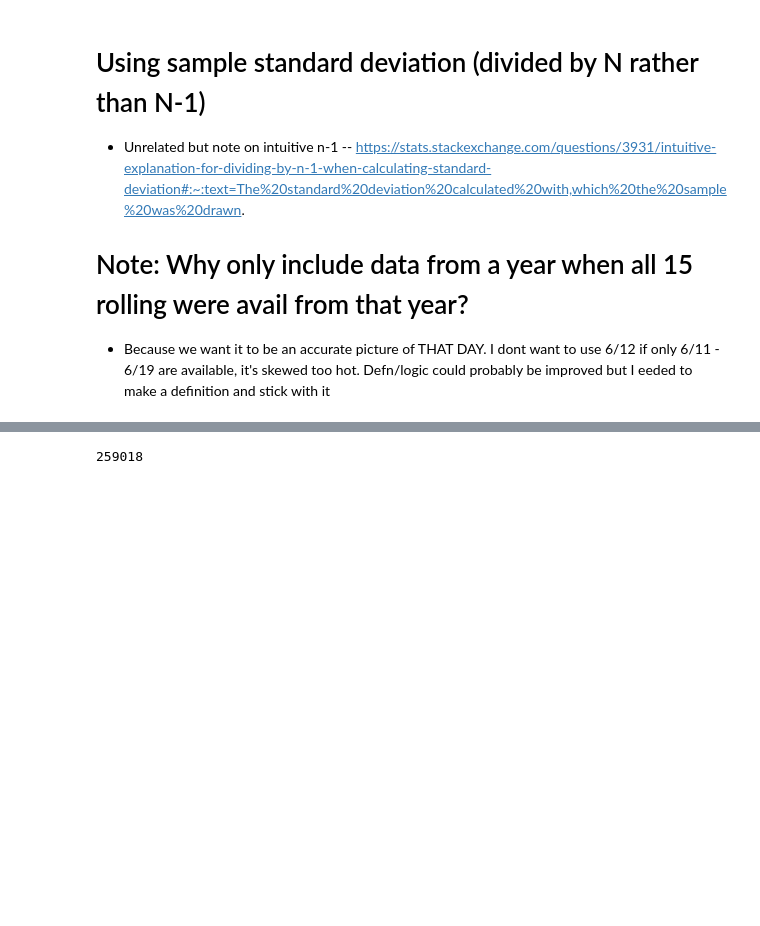
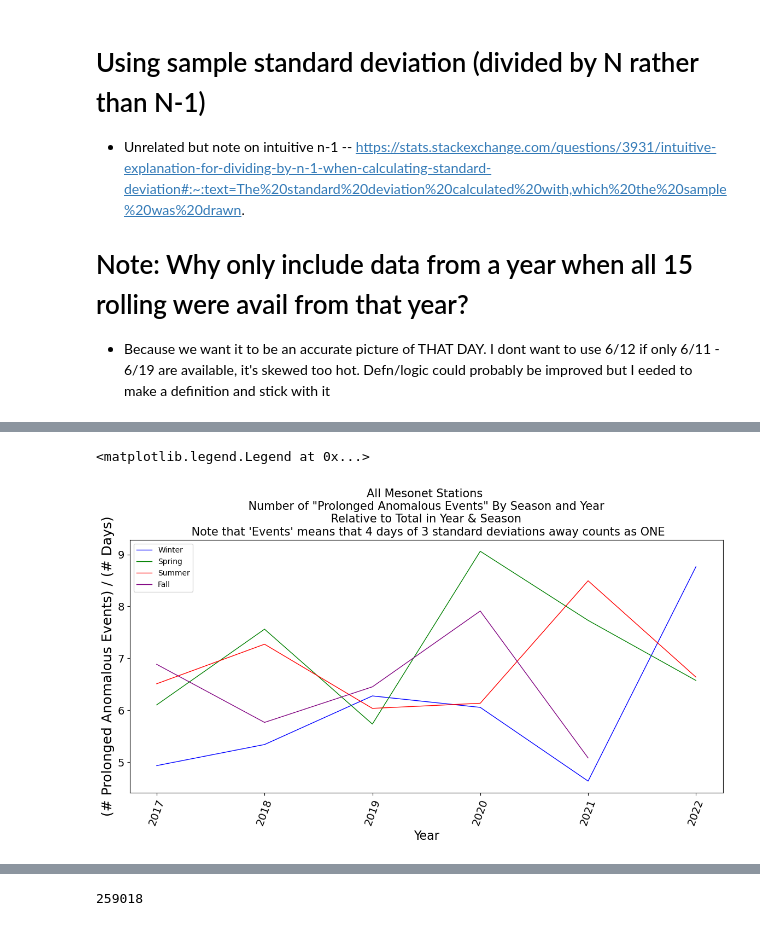
Before and after one commit to cgsutter/ATM622-General-Circulation, a Jupyter notebook: testing/NYSM_trends.ipynb, the cells around one changed output, grey strips where cells are left out. Saved outputs shown, nothing was run; the diff lists cells and outputs as text; code cells hidden in the pictures; blank space fills up the shorter version.

```diff
--- a/testing/NYSM_trends.ipynb
+++ b/testing/NYSM_trends.ipynb
@@ -325,8 +169,0 @@ Coordinates:
-# %%
-#f = ds.sel(date = slice('2017-01-01', '2017-01-02'))
-#f
-
-g = ds.sel(date = slice('2017-01-30', '2017-02-03' ))
-g
-
-# f+g
@@ -867,0 +658,13 @@ df_final['greater_than_x_stds_away'] = np.floor(abs(df_final['temp_2m[C]_anomaly
+# %%
+years = df_consec_cts[df_consec_cts['Season'] == 'JAS']['Year']
+
+jfm = df_consec_cts[df_consec_cts['Season'] == 'JFM']['relative_consec3d_std2']
+amj= df_consec_cts[df_consec_cts['Season'] == 'AMJ']['relative_consec3d_std2']
+jas = df_consec_cts[df_consec_cts['Season'] == 'JAS']['relative_consec3d_std2']
+ond = df_consec_cts[df_consec_cts['Season'] == 'OND']['relative_consec3d_std2']
+
+
+# jfm = df_consec_cts[df_consec_cts['Season'] == 'JFM']['Count_Consec3day_Std2']
+# amj= df_consec_cts[df_consec_cts['Season'] == 'AMJ']['Count_Consec3day_Std2']
+# jas = df_consec_cts[df_consec_cts['Season'] == 'JAS']['Count_Consec3day_Std2']
+# ond = df_consec_cts[df_consec_cts['Season'] == 'OND']['Count_Consec3day_Std2']
@@ -867,0 +691,27 @@ df_final['greater_than_x_stds_away'] = np.floor(abs(df_final['temp_2m[C]_anomaly
+# %%
+import matplotlib.pyplot as plt
+
+## Create figure of a particular size
+fig = plt.figure(figsize=(14, 6))
+
+## TS Karl
+# add plots for TS Karl windspeed
+ax1 = fig.add_subplot(1, 1, 1)
+
+ax1.plot(years, jfm, label='Winter', color='blue',linewidth=1, markersize = 6) #, marker='o'
+ax1.plot(years, amj, label='Spring', color='green',linewidth=1, markersize = 6) # , marker='o'
+ax1.plot(years, jas, label='Summer', color='red',linewidth=1, markersize = 6) #, marker='o'
+ax1.plot(years, ond, label='Fall', color='purple',linewidth=1, markersize = 6) #, marker='o'
+# ax1.plot(years, annual, label='Annual', color='black',linewidth=2, linestyle='--', markersize = 6) #, marker='o'
+
+
+ax1.set_title('All Mesonet Stations \n Number of \"Prolonged Anomalous Events\" By Season and Year \n Relative to Total in Year & Season \n Note that \'Events\' means that 4 days of 3 standard deviations away counts as ONE', size = 15)
+ax1.set_xlabel('Year', size = 16)
+ax1.set_ylabel('(# Prolonged Anomalous Events) / (# Days)', size = 18)
+ax1.tick_params(axis='x', labelrotation = 70, labelsize=14)
+ax1.tick_params(axis='y',  labelsize=14)
+
+ax1.legend(loc='upper left')
+# %% [output]
+<matplotlib.legend.Legend at 0x...>
+[figure, added]
```
Also changed, not shown: parts of 133 cells of this notebook, 14 other files.
